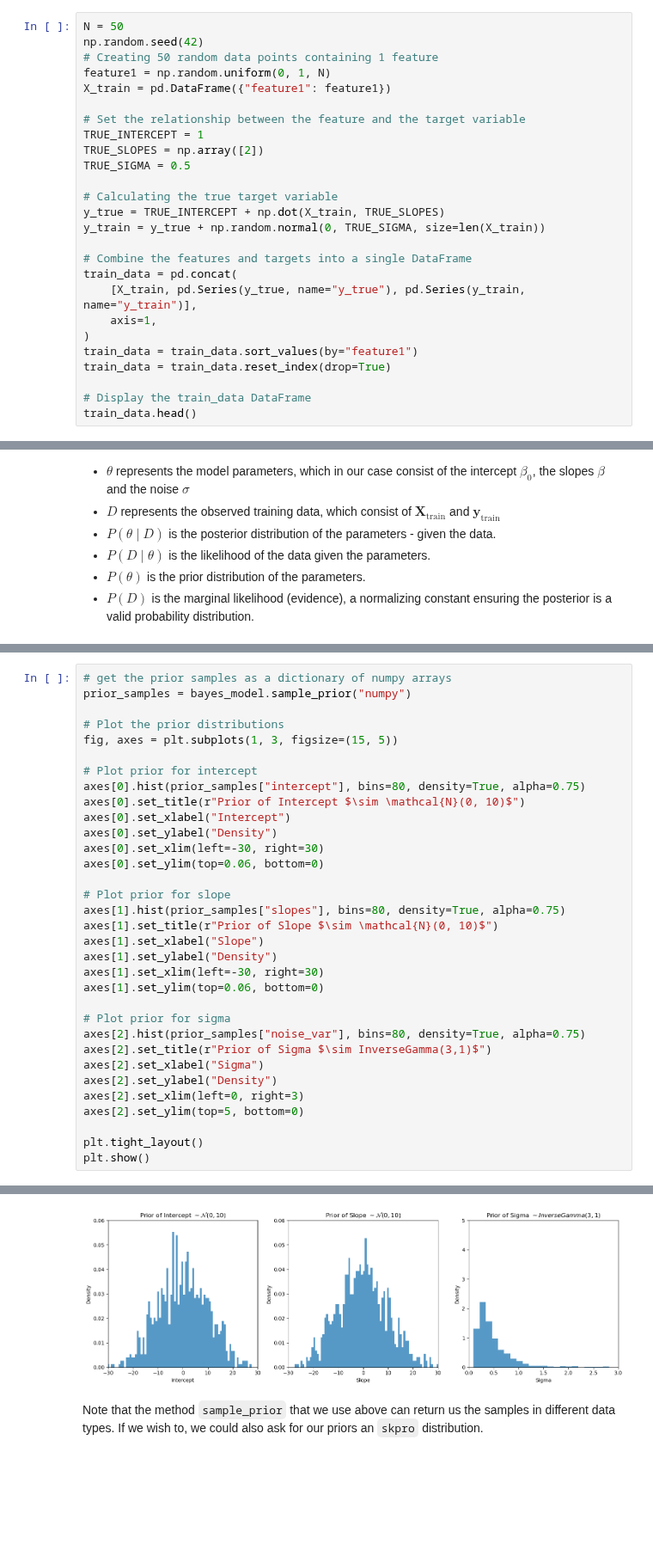
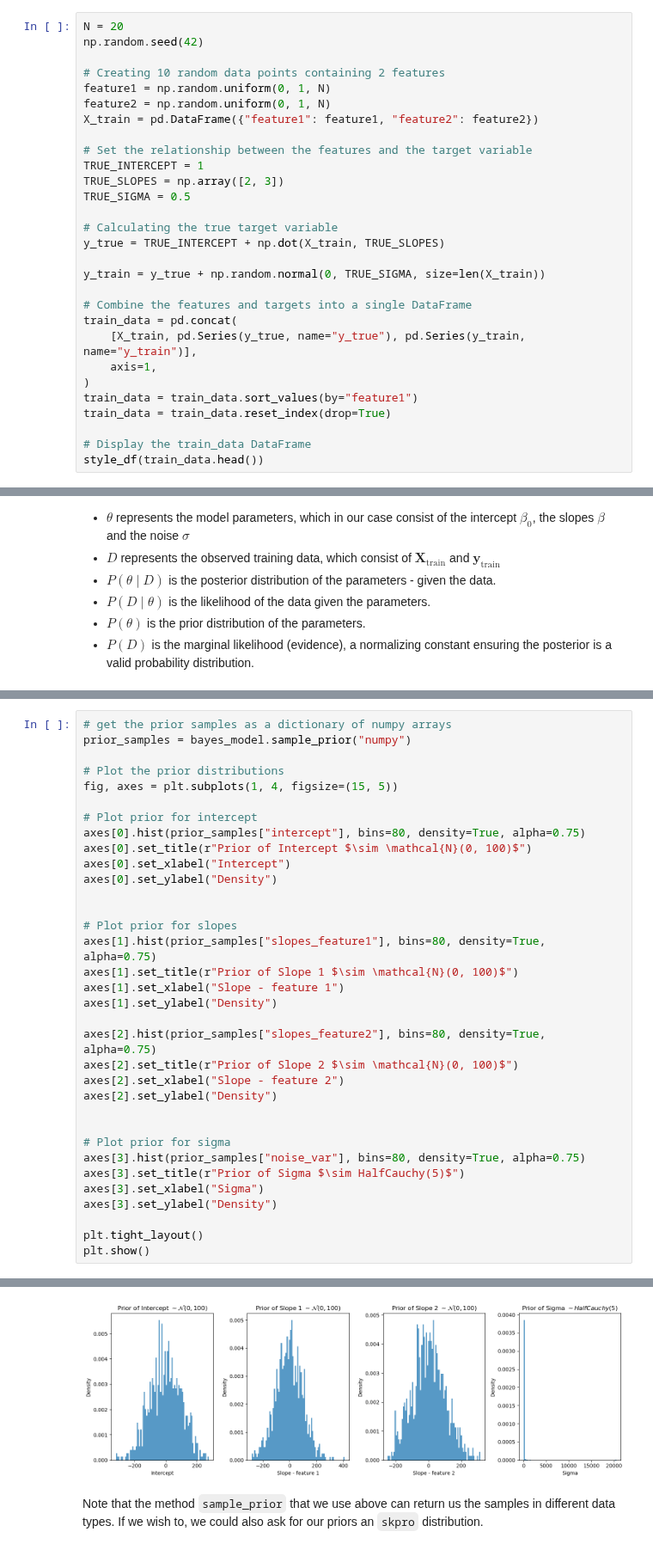
Before and after one commit to sktime/skpro, a Jupyter notebook: examples/04_BayesianLinearRegressor.ipynb, the cells around one changed output, grey strips where cells are left out. Shown at 86% size. Saved outputs shown, nothing was run; the diff lists cells and outputs as text; blank space fills up the shorter version.

```diff
--- a/examples/04_BayesianLinearRegressor.ipynb
+++ b/examples/04_BayesianLinearRegressor.ipynb
@@ -45,19 +104,22 @@ y = y_{\text{true}} + \mathcal{N}(0, \sigma_{\text{true}})
 \end{equation}
 Here, $\sigma_{\text{true}} = 0.5$.
 # %%
-N = 50
+N = 20
 np.random.seed(42)
-# Creating 50 random data points containing 1 feature
+
+# Creating 10 random data points containing 2 features
 feature1 = np.random.uniform(0, 1, N)
-X_train = pd.DataFrame({"feature1": feature1})
+feature2 = np.random.uniform(0, 1, N)
+X_train = pd.DataFrame({"feature1": feature1, "feature2": feature2})
 
-# Set the relationship between the feature and the target variable
+# Set the relationship between the features and the target variable
 TRUE_INTERCEPT = 1
-TRUE_SLOPES = np.array([2])
+TRUE_SLOPES = np.array([2, 3])
 TRUE_SIGMA = 0.5
 
 # Calculating the true target variable
 y_true = TRUE_INTERCEPT + np.dot(X_train, TRUE_SLOPES)
+
 y_train = y_true + np.random.normal(0, TRUE_SIGMA, size=len(X_train))
 
 # Combine the features and targets into a single DataFrame
@@ -69,5 +131,5 @@ train_data = train_data.sort_values(by="feature1")
 train_data = train_data.reset_index(drop=True)
 
 # Display the train_data DataFrame
-train_data.head()
+style_df(train_data.head())
 # %% [output]
@@ -266,38 +423,39 @@ We can extract the prior through the `sample_prior` method of the `bayes_model`.
 # %%
 # get the prior samples as a dictionary of numpy arrays
 prior_samples = bayes_model.sample_prior("numpy")
 
 # Plot the prior distributions
-fig, axes = plt.subplots(1, 3, figsize=(15, 5))
+fig, axes = plt.subplots(1, 4, figsize=(15, 5))
 
 # Plot prior for intercept
 axes[0].hist(prior_samples["intercept"], bins=80, density=True, alpha=0.75)
-axes[0].set_title(r"Prior of Intercept $\sim \mathcal{N}(0, 10)$")
+axes[0].set_title(r"Prior of Intercept $\sim \mathcal{N}(0, 100)$")
 axes[0].set_xlabel("Intercept")
 axes[0].set_ylabel("Density")
-axes[0].set_xlim(left=-30, right=30)
-axes[0].set_ylim(top=0.06, bottom=0)
 
-# Plot prior for slope
-axes[1].hist(prior_samples["slopes"], bins=80, density=True, alpha=0.75)
-axes[1].set_title(r"Prior of Slope $\sim \mathcal{N}(0, 10)$")
-axes[1].set_xlabel("Slope")
+
+# Plot prior for slopes
+axes[1].hist(prior_samples["slopes_feature1"], bins=80, density=True, alpha=0.75)
+axes[1].set_title(r"Prior of Slope 1 $\sim \mathcal{N}(0, 100)$")
+axes[1].set_xlabel("Slope - feature 1")
 axes[1].set_ylabel("Density")
-axes[1].set_xlim(left=-30, right=30)
-axes[1].set_ylim(top=0.06, bottom=0)
+
+axes[2].hist(prior_samples["slopes_feature2"], bins=80, density=True, alpha=0.75)
+axes[2].set_title(r"Prior of Slope 2 $\sim \mathcal{N}(0, 100)$")
+axes[2].set_xlabel("Slope - feature 2")
+axes[2].set_ylabel("Density")
+
 
 # Plot prior for sigma
-axes[2].hist(prior_samples["noise_var"], bins=80, density=True, alpha=0.75)
-axes[2].set_title(r"Prior of Sigma $\sim InverseGamma(3,1)$")
-axes[2].set_xlabel("Sigma")
-axes[2].set_ylabel("Density")
-axes[2].set_xlim(left=0, right=3)
-axes[2].set_ylim(top=5, bottom=0)
+axes[3].hist(prior_samples["noise_var"], bins=80, density=True, alpha=0.75)
+axes[3].set_title(r"Prior of Sigma $\sim HalfCauchy(5)$")
+axes[3].set_xlabel("Sigma")
+axes[3].set_ylabel("Density")
 
 plt.tight_layout()
 plt.show()
 # %% [output]
 Sampling: [intercept, noise_var, slopes, y_obs]
-[figure, old version]
+[figure, new version]
 # %% [markdown]
 Note that the method `sample_prior` that we use above can return us the samples in different data types. If we wish to, we could also ask for our priors an `skpro` distribution.
```
Also changed, not shown: parts of 81 cells of this notebook.
